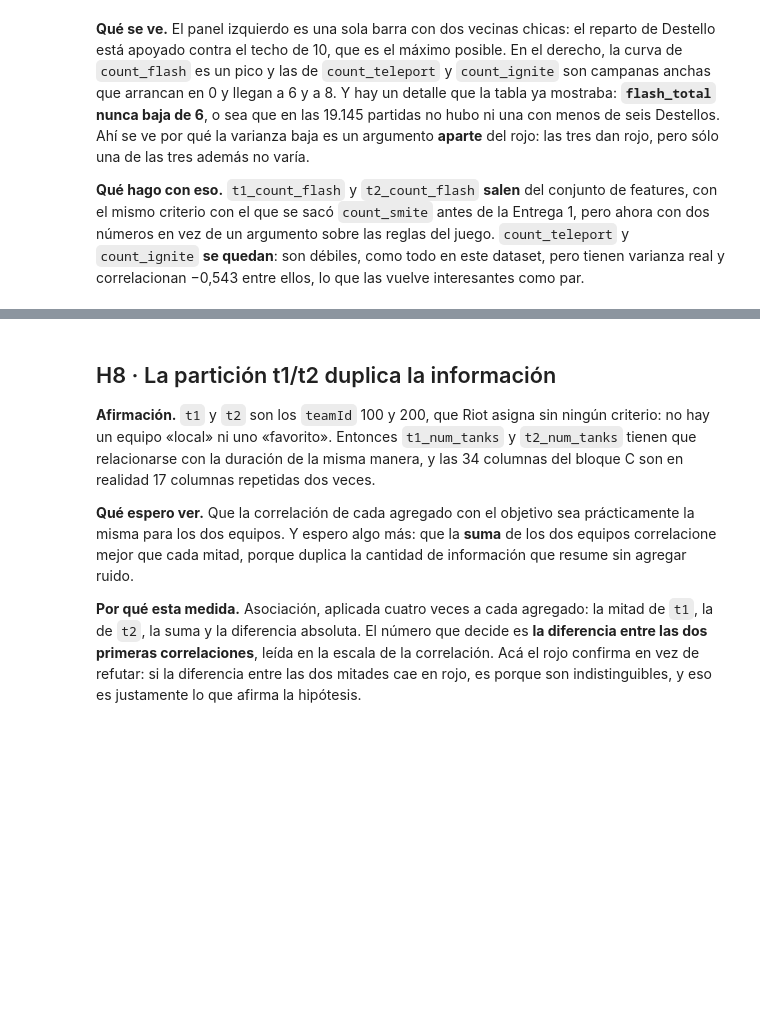
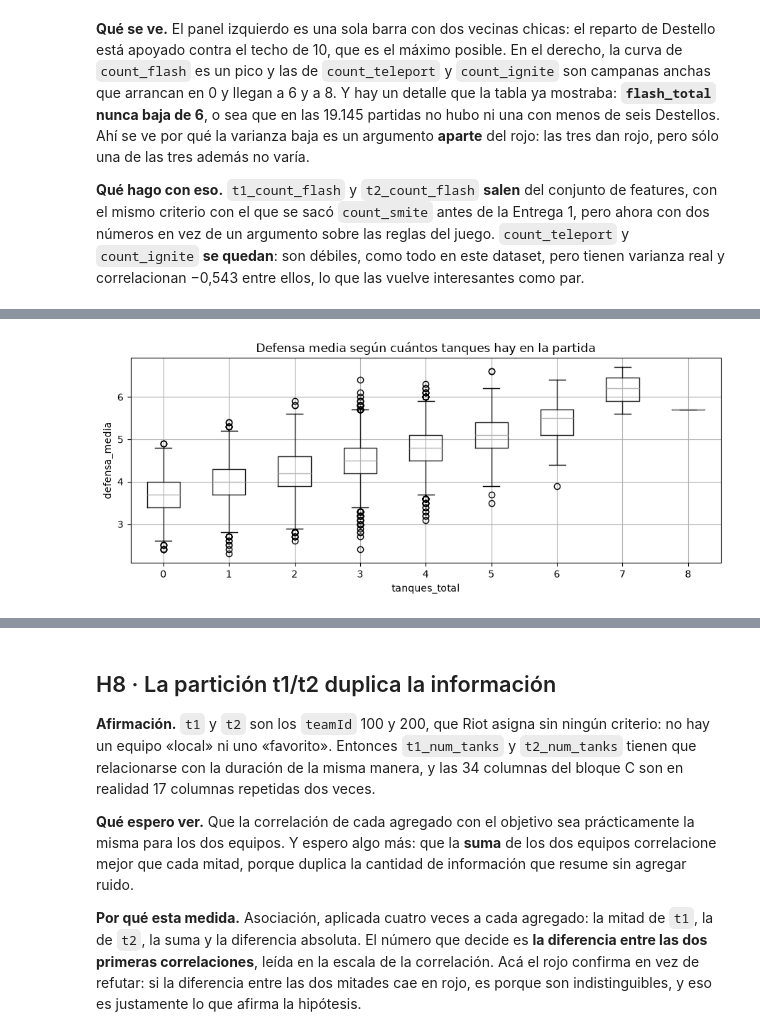
Before and after one commit to aguilarezequiel/FF-15, a Jupyter notebook: notebooks/entrega-2/eda_entrega2.ipynb, the cells around one changed output, grey strips where cells are left out. Drawn from its saved outputs; the diff is of its cells as text; code cells hidden in the pictures; blank space fills up the shorter version.

```diff
--- a/notebooks/entrega-2/eda_entrega2.ipynb
+++ b/notebooks/entrega-2/eda_entrega2.ipynb
@@ -250,0 +207,34 @@ derivadas.columns.tolist()
+# %%
+# Todas las derivadas del análisis, de una vez (y así no se fragmenta el frame)
+elo_cols = [f"{e}_{p}_player_elo" for e in EQUIPOS for p in POS]
+wr_cols = [f"{e}_{p}_player_winrate" for e in EQUIPOS for p in POS]
+mas_cols = [f"{e}_{p}_champ_mastery_pts" for e in EQUIPOS for p in POS]
+
+elo_t1 = df[[f"t1_{p}_player_elo" for p in POS]].mean(axis=1)
+elo_t2 = df[[f"t2_{p}_player_elo" for p in POS]].mean(axis=1)
+imputados = ((df[elo_cols].to_numpy() == 1500)
+             & (df[wr_cols].to_numpy() == 0.50)).sum(axis=1)
+
+derivadas = pd.DataFrame({
+    "plataforma": df["match_id"].str.split("_").str[0],
+    "duracion_min": df["game_duration_s"] / 60,
+    "elo_partida": df[elo_cols].mean(axis=1),
+    "wr_partida": df[wr_cols].mean(axis=1),
+    "desbalance_elo": (elo_t1 - elo_t2).abs(),
+    "mastery_partida": df[mas_cols].mean(axis=1),
+    "logmastery_partida": np.log1p(df[mas_cols]).mean(axis=1),
+    "mains_total": df["t1_mains_count"] + df["t2_mains_count"],
+    "jugadores_imputados": imputados,
+    "tanques_total": df["t1_num_tanks"] + df["t2_num_tanks"],
+    "magos_total": df["t1_num_mages"] + df["t2_num_mages"],
+    "flash_total": df["t1_count_flash"] + df["t2_count_flash"],
+    "alcance_medio": (df["t1_avg_attackrange"] + df["t2_avg_attackrange"]) / 2,
+    "defensa_media": (df["t1_avg_defense"] + df["t2_avg_defense"]) / 2,
+    "magia_media": (df["t1_avg_magic"] + df["t2_avg_magic"]) / 2,
+    "armadura_total": df["t1_total_base_armor"] + df["t2_total_base_armor"],
+    "hp_total": df["t1_total_base_hp"] + df["t2_total_base_hp"]})
+
+df = pd.concat([df, derivadas], axis=1)
+ORIGINALES = [c for c in df.columns if c not in derivadas.columns]
+dur = df["game_duration_s"]
+derivadas.columns.tolist()
@@ -1939,0 +1856,11 @@ maestría, que en este dataset es 1.011.698 puntos y no 50.000.
+# %%
+# Las once cajas: cuánto se separan de verdad los grupos
+df.boxplot(column="defensa_media", by="tanques_total", figsize=(9, 4))
+plt.title("Defensa media según cuántos tanques hay en la partida")
+plt.suptitle("")
+plt.xlabel("tanques_total")
+plt.ylabel("defensa_media")
+plt.tight_layout()
+plt.show()
+# %% [output]
+[figure, added]
```
Also changed, not shown: parts of 84 cells of this notebook, 4 other files.
